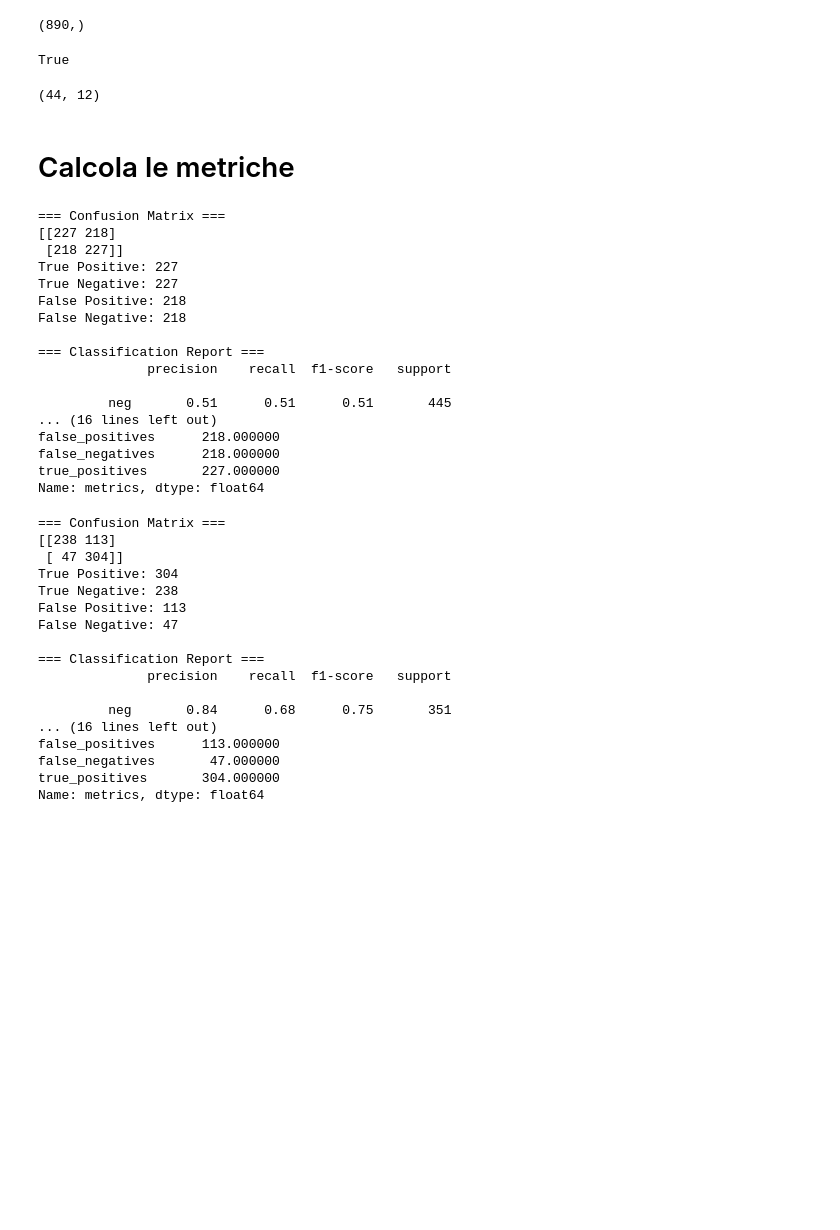
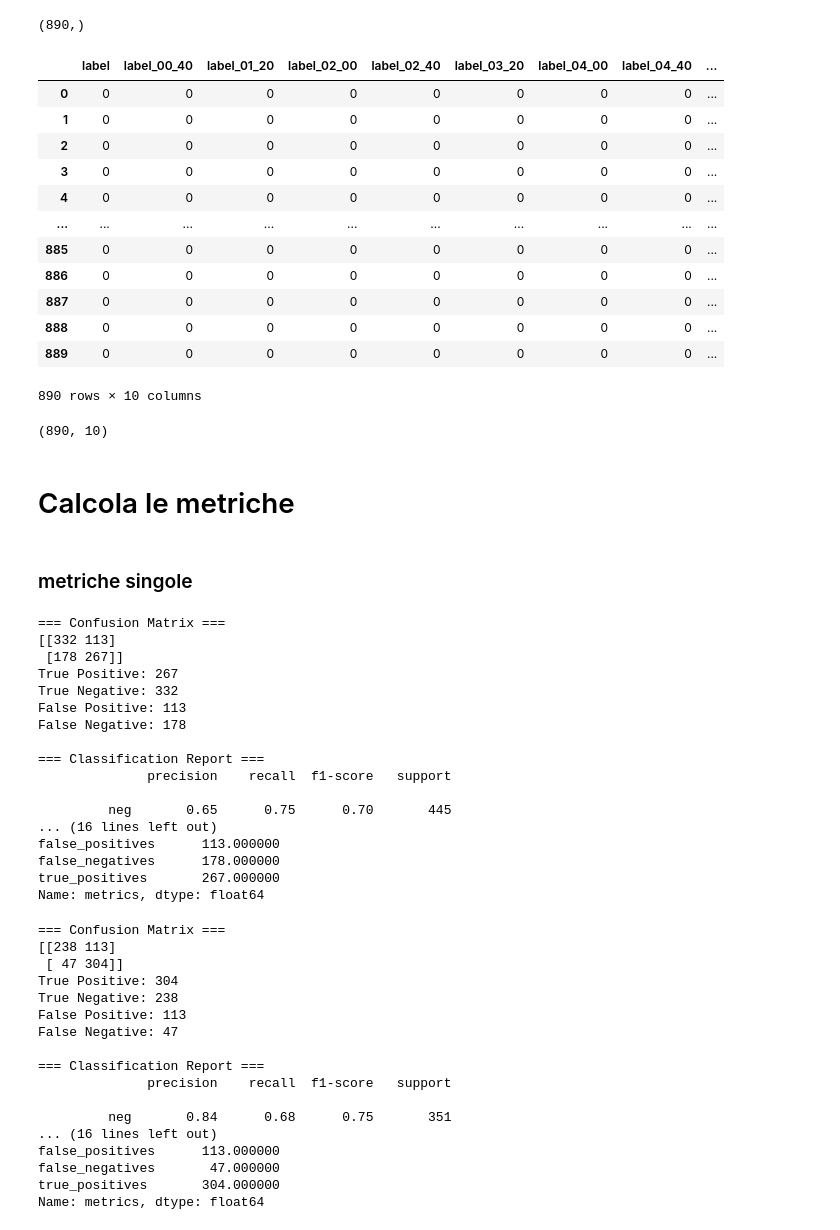
Before and after one commit to dandarm/VideoMAEv2, a Jupyter notebook: Model_stats.ipynb, the cells around one changed output. Drawn from its saved outputs; the diff is of its cells as text; code cells hidden in the pictures; blank space fills up the shorter version.

```diff
--- a/Model_stats.ipynb
+++ b/Model_stats.ipynb
@@ -256,3 +302,3 @@ Righe del df_video: 792
 # %%
-df_result = df_videos_many_labels.merge(df_predictions, on='path')
+df_result = df_videos_many_labels[label_cols[:-1]+['path']].merge(df_predictions, on='path')
 #df_videos.merge(val_dataset, on='path')
@@ -275,3 +307,6 @@ df_result
+# %%
+# allora posso rimuiovere la colonna labels
+df_result.drop(columns='labels', inplace=True)
 # %%
 y_true = np.array(all_labels)
 y_pred  = np.array(all_preds)
@@ -284,10 +319,19 @@ y_pred = np.load("y_pred.npy")
 np.array(all_labels).shape # == y_true
 # %% [output]
 (890,)
-# %%
-label_cols = [col for col in df_result.columns if col.startswith('label')]
-y_preds = df_result[label_cols].values
-# %%
-all(df_result.label == y_preds[:,0])
-# %% [output]
-True
+# %%
+df_result[label_cols[:-1]]
+# %% [output]
+|  | label | label_00_40 | label_01_20 | label_02_00 | label_02_40 | label_03_20 | label_04_00 | label_04_40 | ... |
+| 0 | 0 | 0 | 0 | 0 | 0 | 0 | 0 | 0 | ... |
+| 1 | 0 | 0 | 0 | 0 | 0 | 0 | 0 | 0 | ... |
+| 2 | 0 | 0 | 0 | 0 | 0 | 0 | 0 | 0 | ... |
+| 3 | 0 | 0 | 0 | 0 | 0 | 0 | 0 | 0 | ... |
+| 4 | 0 | 0 | 0 | 0 | 0 | 0 | 0 | 0 | ... |
+| ... | ... | ... | ... | ... | ... | ... | ... | ... | ... |
+| 885 | 0 | 0 | 0 | 0 | 0 | 0 | 0 | 0 | ... |
+| 886 | 0 | 0 | 0 | 0 | 0 | 0 | 0 | 0 | ... |
+| 887 | 0 | 0 | 0 | 0 | 0 | 0 | 0 | 0 | ... |
+| 888 | 0 | 0 | 0 | 0 | 0 | 0 | 0 | 0 | ... |
+| 889 | 0 | 0 | 0 | 0 | 0 | 0 | 0 | 0 | ... |
+890 rows × 10 columns
@@ -294,30 +340,32 @@ True
 # %%
-y_preds.shape
+y_labels.shape
 # %% [output]
-(44, 12)
+(890, 10)
 # %% [markdown]
 # Calcola le metriche
+# %% [markdown]
+### metriche singole
 # %%
-results = evaluate_binary_classifier(y_true, y_preds[:,0])
+results = evaluate_binary_classifier(y_true, y_pred) #[:,0])
 print("\n=== Metriche ===")
 print(results)
 # %% [output]
 === Confusion Matrix ===
-[[227 218]
- [218 227]]
-True Positive: 227
-True Negative: 227
-False Positive: 218
-False Negative: 218
+[[332 113]
+ [178 267]]
+True Positive: 267
+True Negative: 332
+False Positive: 113
+False Negative: 178
 
 === Classification Report ===
               precision    recall  f1-score   support
 
-         neg       0.51      0.51      0.51       445
+         neg       0.65      0.75      0.70       445
 ... (16 lines left out)
-false_positives      218.000000
-false_negatives      218.000000
-true_positives       227.000000
+false_positives      113.000000
+false_negatives      178.000000
+true_positives       267.000000
 Name: metrics, dtype: float64
 # %%
 results = evaluate_binary_classifier(y_true, y_pred)
```
Also changed, not shown: parts of 24 cells of this notebook, 2 other files.
